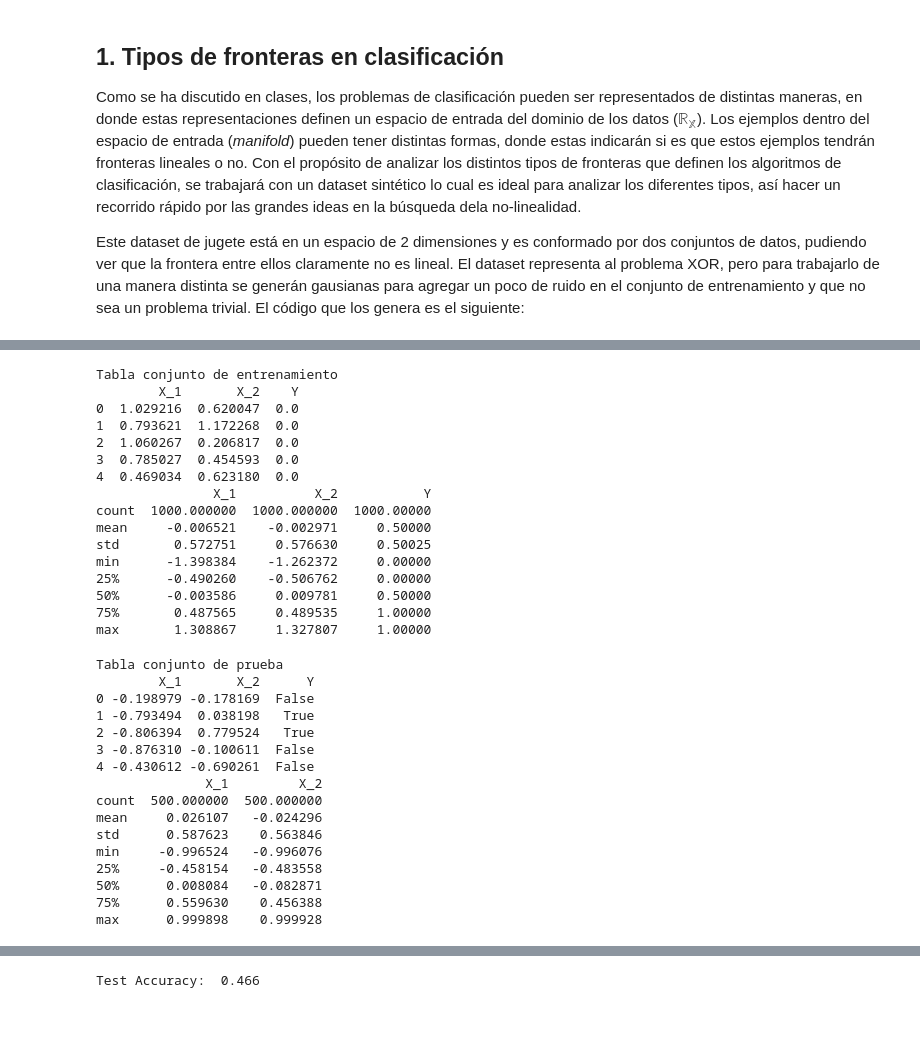
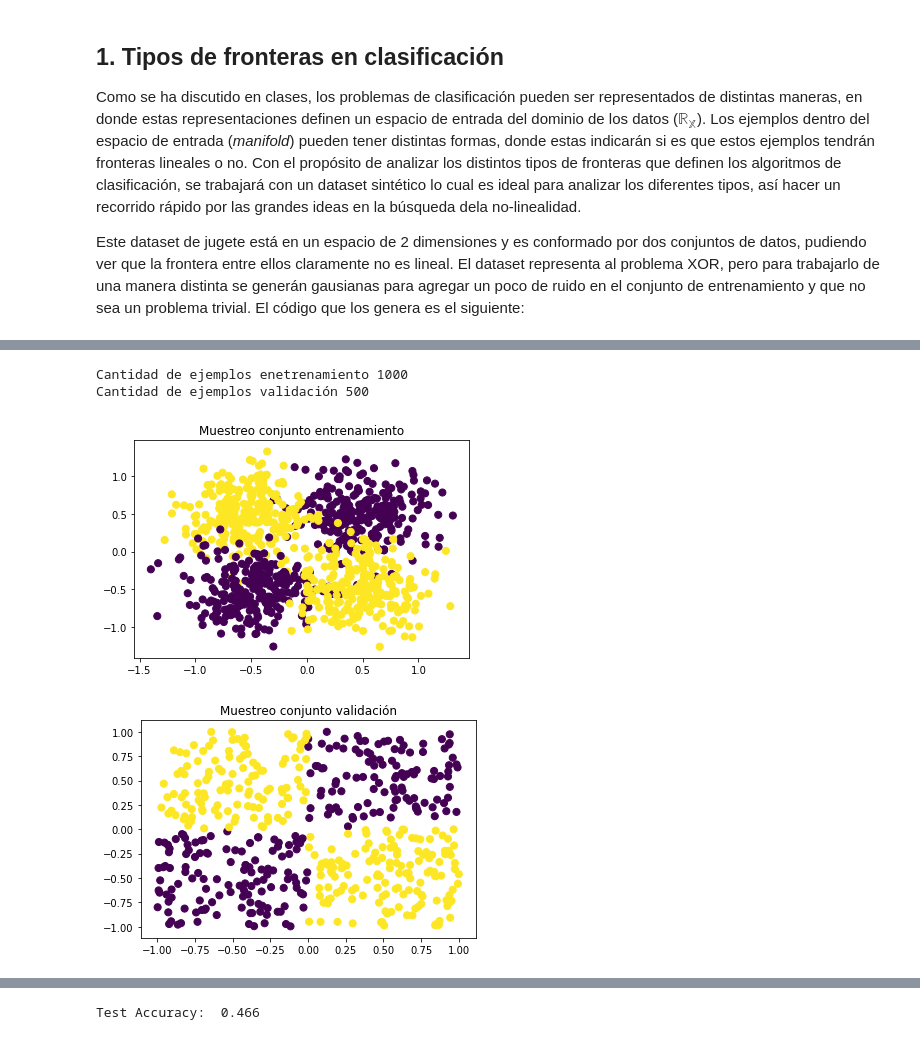
Before and after one commit to LeMythedeSisyphe/MachineLearning-Tarea2, a Jupyter notebook: Tarea 2.ipynb, the cells around one changed output, grey strips where cells are left out. Cells and saved outputs as stored; diff of their text form; code cells hidden in the pictures.

```diff
--- a/Tarea 2.ipynb
+++ b/Tarea 2.ipynb
@@ -60,63 +60,23 @@ def do_gaussianXOR(n1=250,n2=250):
 <img src="https://homepages.inf.ed.ac.uk/rbf/HIPR2/figs/ttabxor.gif" title="Title text" width="40%" height="20%" />
 
 #### a) Construya el conjunto de datos (*dataset*) y describa el proceso de creación de éstos. Determine cuántos registros contiene cada conjunto y visualı́celos.
-# %%
-import pandas as pd
-X_train,Y_train,X_test,Y_test = do_gaussianXOR()
-x_1= []
-x_2= []
-for i,c in X_train:
-    x_1.append(i)
-    x_2.append(c)
-print("Tabla conjunto de entrenamiento")
-d= {"X_1":x_1,"X_2":x_2,"Y":Y_train}
-df = pd.DataFrame(data=d)
-print(df.head())
-print(df.describe())
-# %% [output]
-Tabla conjunto de entrenamiento
-        X_1       X_2    Y
-0  1.029216  0.620047  0.0
-1  0.793621  1.172268  0.0
-2  1.060267  0.206817  0.0
-3  0.785027  0.454593  0.0
-4  0.469034  0.623180  0.0
-               X_1          X_2           Y
-count  1000.000000  1000.000000  1000.00000
-mean     -0.006521    -0.002971     0.50000
-std       0.572751     0.576630     0.50025
-min      -1.398384    -1.262372     0.00000
-25%      -0.490260    -0.506762     0.00000
-50%      -0.003586     0.009781     0.50000
-75%       0.487565     0.489535     1.00000
-max       1.308867     1.327807     1.00000
-# %%
-x_1= []
-x_2= []
-for i,c in X_test:
-    x_1.append(i)
-    x_2.append(c)
-print("Tabla conjunto de prueba")
-d= {"X_1":x_1,"X_2":x_2,"Y":Y_test}
-df = pd.DataFrame(data=d)
-print(df.head())
-print(df.describe())
-# %% [output]
-Tabla conjunto de prueba
-        X_1       X_2      Y
-0 -0.198979 -0.178169  False
-1 -0.793494  0.038198   True
-2 -0.806394  0.779524   True
-3 -0.876310 -0.100611  False
-4 -0.430612 -0.690261  False
-              X_1         X_2
-count  500.000000  500.000000
-mean     0.026107   -0.024296
-std      0.587623    0.563846
-min     -0.996524   -0.996076
-25%     -0.458154   -0.483558
-50%      0.008084   -0.082871
-75%      0.559630    0.456388
-max      0.999898    0.999928
+# %%
+import pandas as pd
+import matplotlib.pyplot as plt
+
+X_train,Y_train,X_test,Y_test = do_gaussianXOR()
+print("Cantidad de ejemplos enetrenamiento",len(X_train))
+print("Cantidad de ejemplos validación",len(X_test))
+plt.scatter(X_train[:,0],X_train[:,1],s=50,c=Y_train)
+plt.title("Muestreo conjunto entrenamiento")
+plt.show()
+plt.scatter(X_test[:,0],X_test[:,1],s=50,c=Y_test)
+plt.title("Muestreo conjunto validación")
+plt.show()
+# %% [output]
+Cantidad de ejemplos enetrenamiento 1000
+Cantidad de ejemplos validación 500
+[figure, added]
+[figure, added]
 # %% [markdown]
 + El conjunto de entrenamiento tiene 1000 ejemplos, mientras que el conjunto de prueba solo 500, es decir se tiene el triple de ejemplos en es conjunto de estrenamiento.
```
Also changed, not shown: parts of 7 cells of this notebook.
